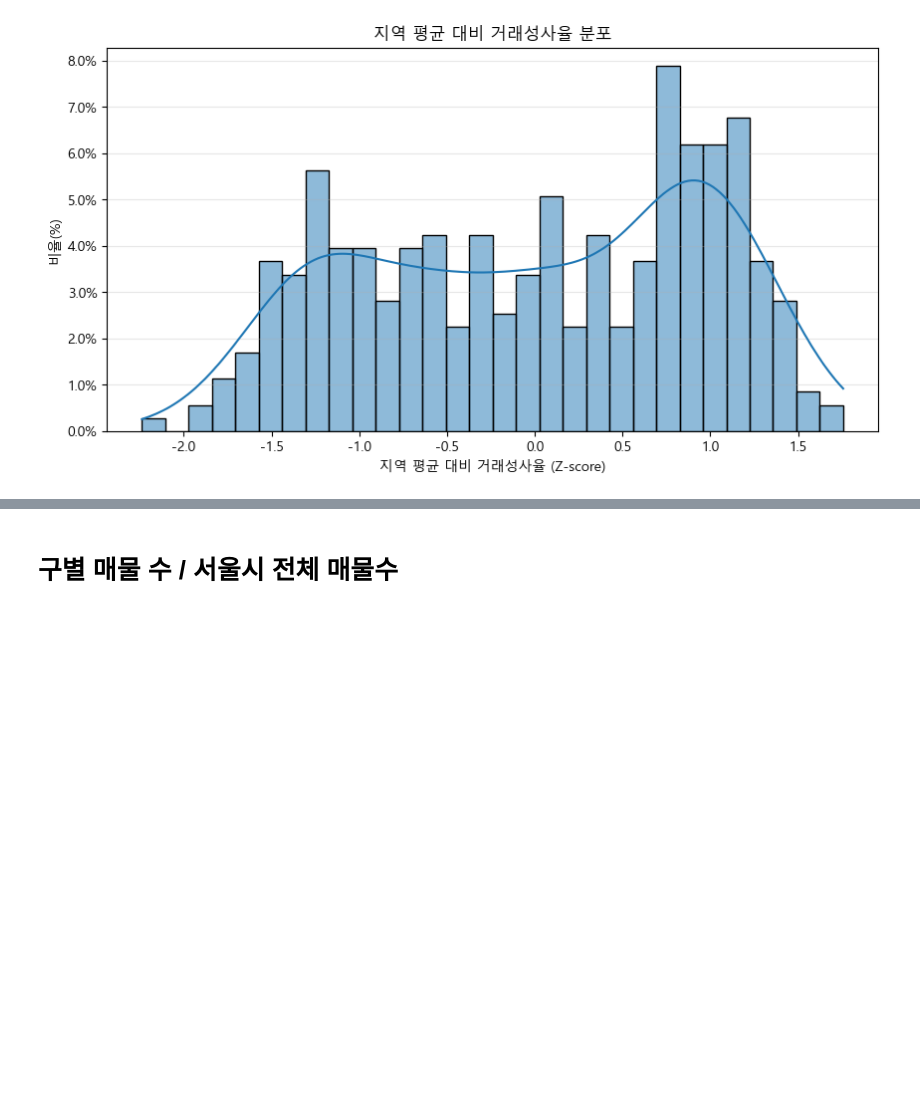
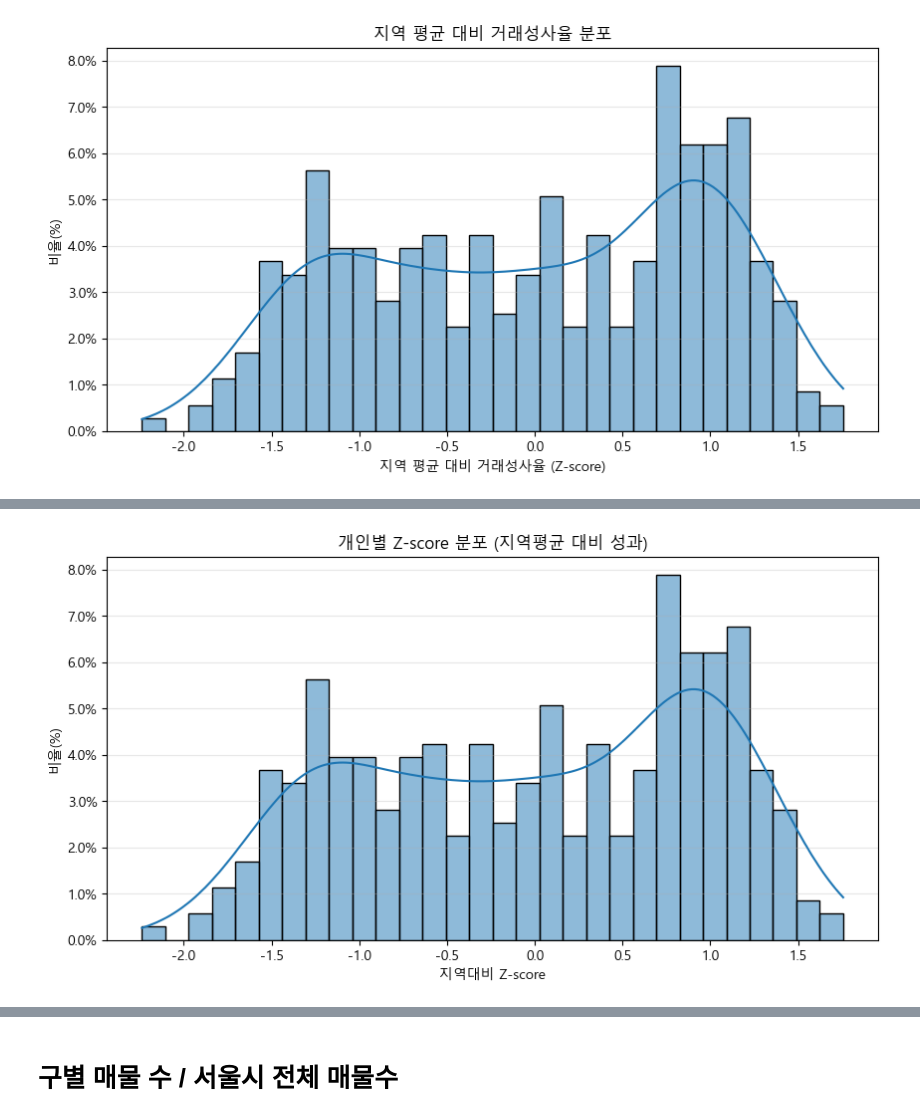
Before and after one commit to eunjeong0911/Property-recommend, a Jupyter notebook: apps/reco/models/trust_model/data_preprocessing/analytics.ipynb, the cells around one changed output, grey strips where cells are left out. Cells and saved outputs as stored; diff of their text form; code cells hidden in the pictures; blank space fills up the shorter version.

```diff
--- a/apps/reco/models/trust_model/data_preprocessing/analytics.ipynb
+++ b/apps/reco/models/trust_model/data_preprocessing/analytics.ipynb
@@ -143,0 +162,19 @@ plt.show()
+# %%
+# 분위수 경계 계산
+q30 = df["Zscore"].quantile(0.30)
+q70 = df["Zscore"].quantile(0.70)
+
+print("분위수 기준값:")
+print("  C 등급 최대:", q30)
+print("  B 등급 최대:", q70)
+
+# 등급화
+def classify(z):
+    if z <= q30:
+        return "C"   # 하위
+    elif z <= q70:
+        return "B"   # 중간
+    else:
+        return "A"   # 상위
+
+df["등급"] = df["Zscore"].apply(classify)
@@ -143,0 +220,16 @@ plt.show()
+# %%
+import matplotlib.pyplot as plt
+import seaborn as sns
+import matplotlib.ticker as mtick
+
+plt.figure(figsize=(10,5))
+sns.histplot(df["Zscore"], bins=30, kde=True, stat="probability")
+
+plt.xlabel("지역대비 Z-score")
+plt.ylabel("비율(%)")
+plt.title("개인별 Z-score 분포 (지역평균 대비 성과)")
+plt.gca().yaxis.set_major_formatter(mtick.PercentFormatter(1.0))
+plt.grid(axis='y', alpha=0.3)
+plt.show()
+# %% [output]
+[figure, added]
```
Also changed, not shown: parts of 16 cells of this notebook, 9 other files.
